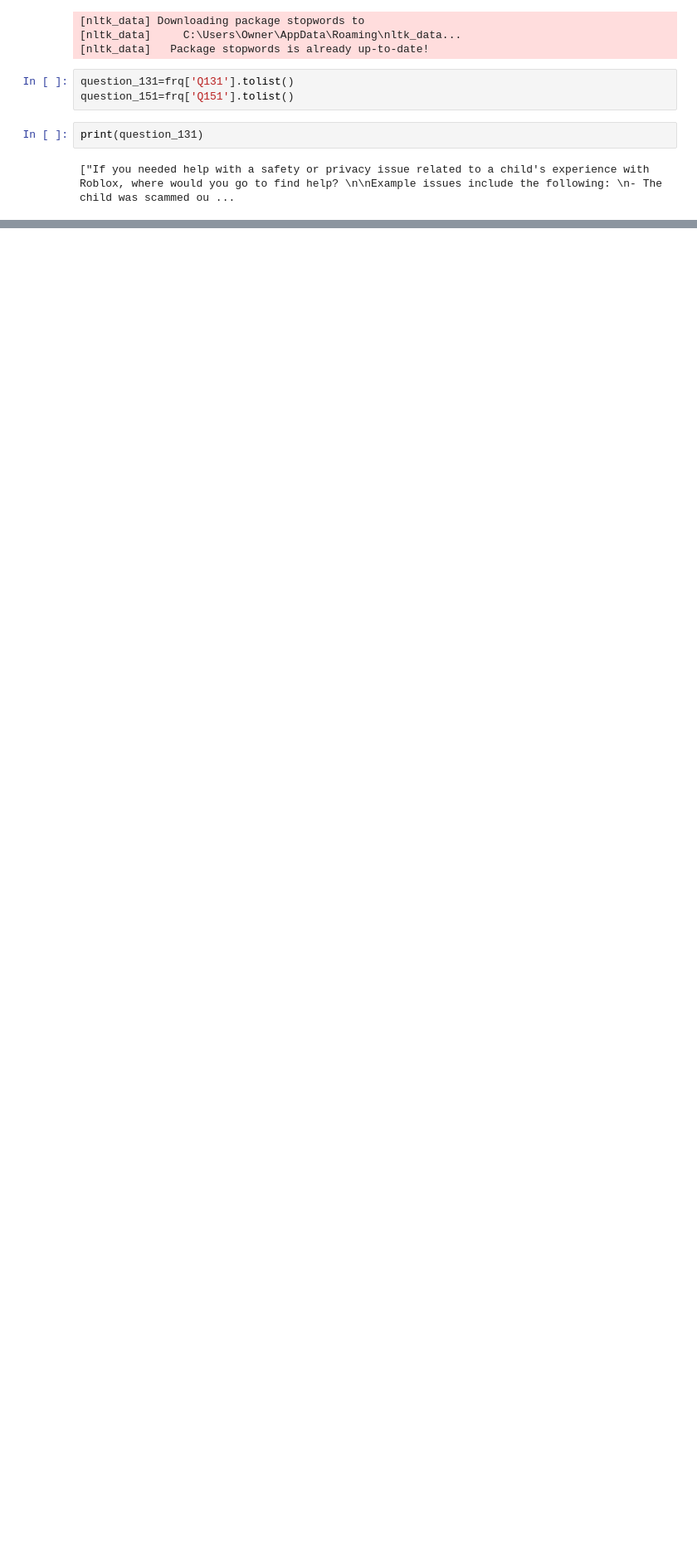
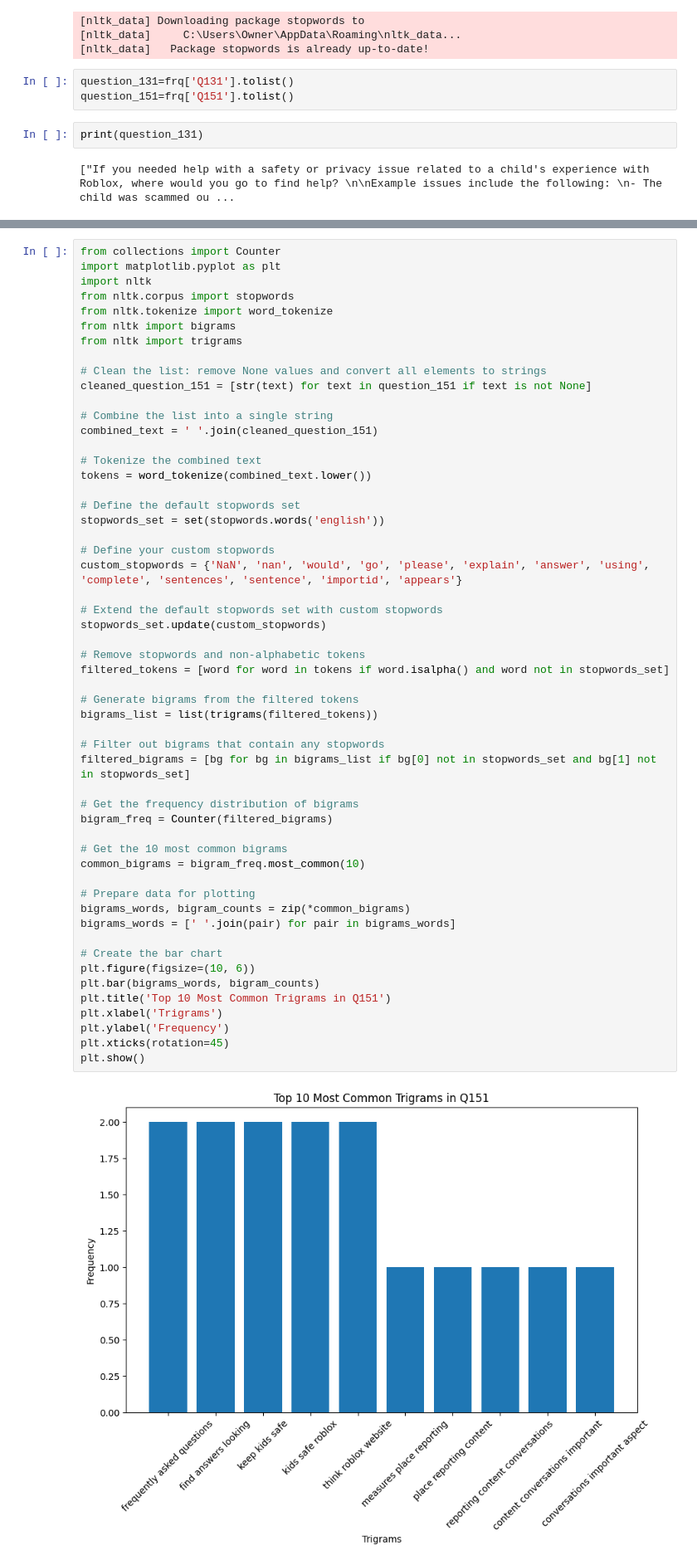
Before and after one commit to Munyaka-ERSP/LDA_Analysis, a Jupyter notebook: surveyResults/surveyVisualizations.ipynb, the cells around one changed output, grey strips where cells are left out. Shown: that part at 83% size. Drawn from its saved outputs; the diff is of its cells as text; blank space fills up the shorter version.

```diff
--- a/surveyResults/surveyVisualizations.ipynb
+++ b/surveyResults/surveyVisualizations.ipynb
@@ -412,0 +417,56 @@ plt.show()
+# %%
+from collections import Counter
+import matplotlib.pyplot as plt
+import nltk
+from nltk.corpus import stopwords
+from nltk.tokenize import word_tokenize
+from nltk import bigrams
+from nltk import trigrams
+
+# Clean the list: remove None values and convert all elements to strings
+cleaned_question_151 = [str(text) for text in question_151 if text is not None]
+
+# Combine the list into a single string
+combined_text = ' '.join(cleaned_question_151)
+
+# Tokenize the combined text
+tokens = word_tokenize(combined_text.lower())
+
+# Define the default stopwords set
+stopwords_set = set(stopwords.words('english'))
+
+# Define your custom stopwords
+custom_stopwords = {'NaN', 'nan', 'would', 'go', 'please', 'explain', 'answer', 'using', 'complete', 'sentences', 'sentence', 'importid', 'appears'}
+
+# Extend the default stopwords set with custom stopwords
+stopwords_set.update(custom_stopwords)
+
+# Remove stopwords and non-alphabetic tokens
+filtered_tokens = [word for word in tokens if word.isalpha() and word not in stopwords_set]
+
+# Generate bigrams from the filtered tokens
+bigrams_list = list(trigrams(filtered_tokens))
+
+# Filter out bigrams that contain any stopwords
+filtered_bigrams = [bg for bg in bigrams_list if bg[0] not in stopwords_set and bg[1] not in stopwords_set]
+
+# Get the frequency distribution of bigrams
+bigram_freq = Counter(filtered_bigrams)
+
+# Get the 10 most common bigrams
+common_bigrams = bigram_freq.most_common(10)
+
+# Prepare data for plotting
+bigrams_words, bigram_counts = zip(*common_bigrams)
+bigrams_words = [' '.join(pair) for pair in bigrams_words]
+
+# Create the bar chart
+plt.figure(figsize=(10, 6))
+plt.bar(bigrams_words, bigram_counts)
+plt.title('Top 10 Most Common Trigrams in Q151')
+plt.xlabel('Trigrams')
+plt.ylabel('Frequency')
+plt.xticks(rotation=45)
+plt.show()
+# %% [output]
+[figure, added]
```
Also changed, not shown: parts of 8 cells of this notebook.
